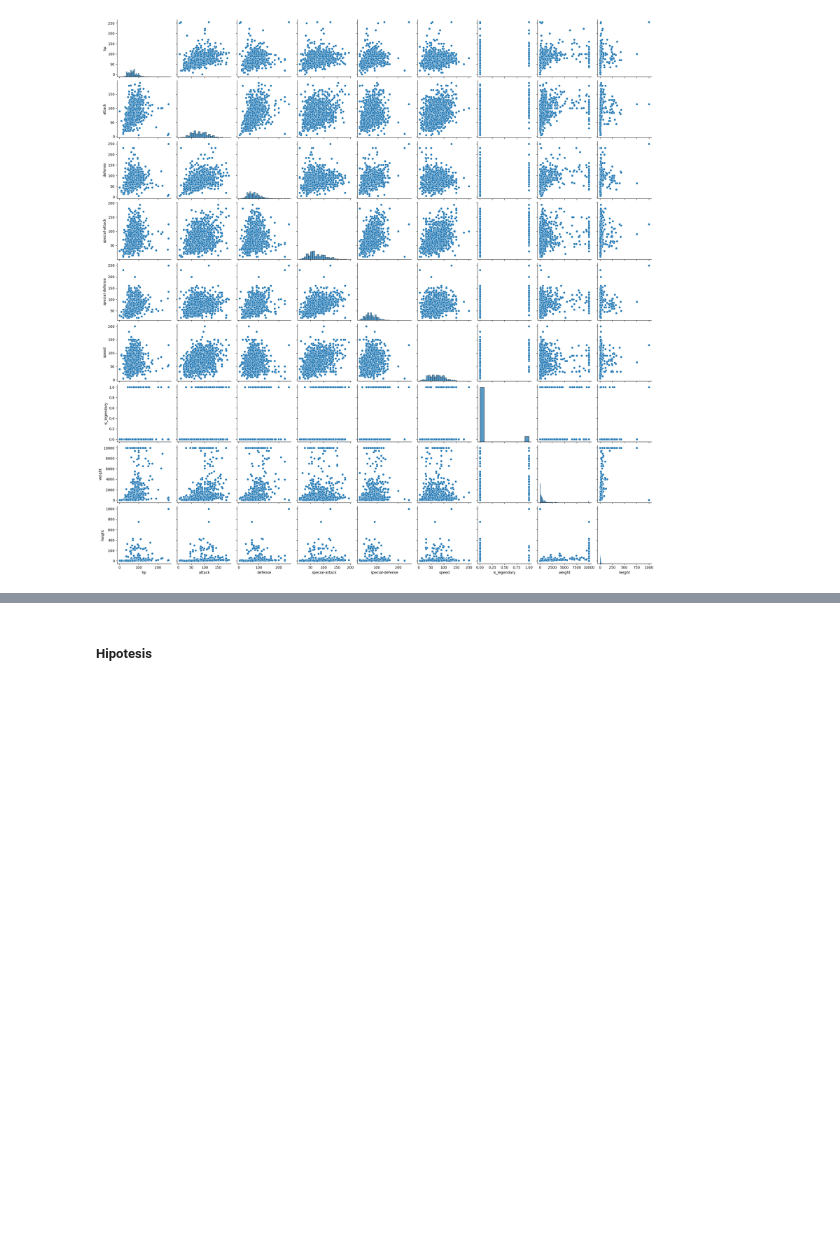
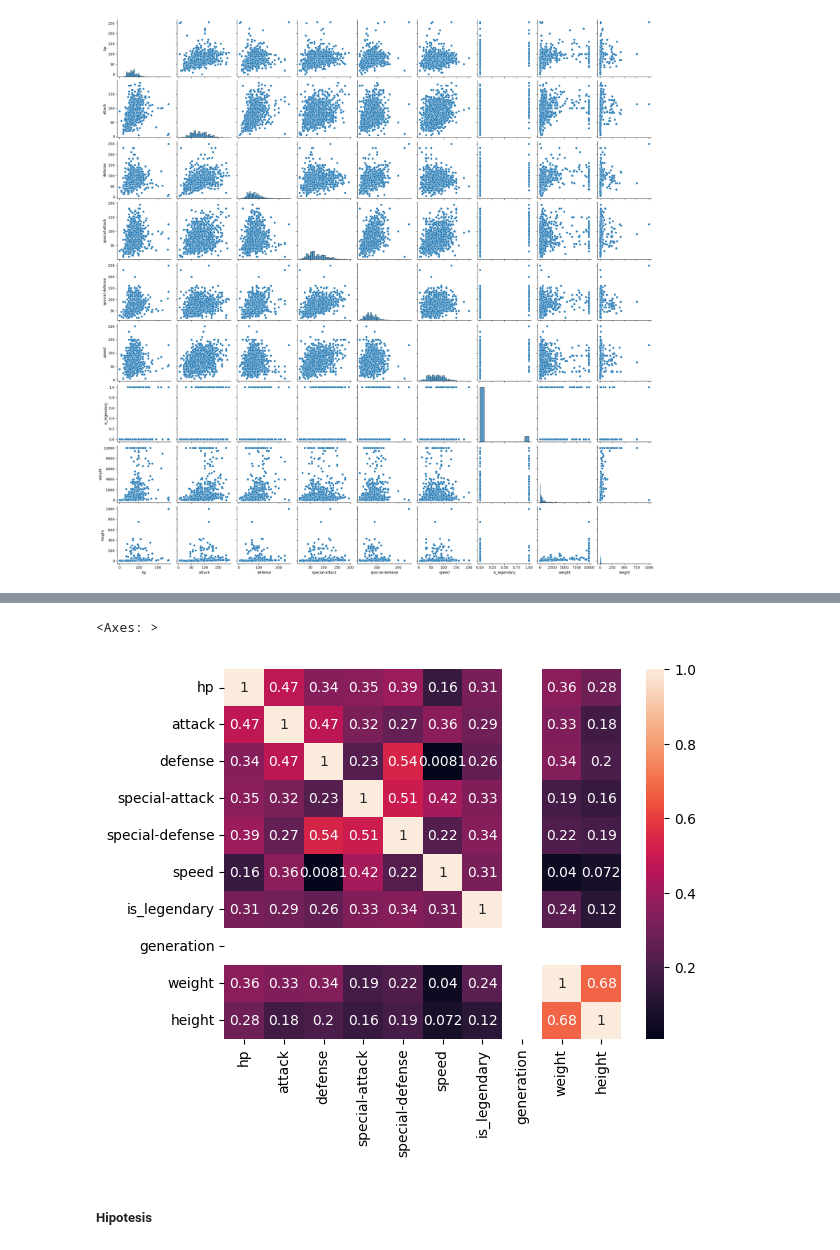
Before and after one commit to LMXCC79/DS_PT_09_2023, a Jupyter notebook: Data_Analysis/4-API/Teoría/API.ipynb, the cells around one changed output, grey strips where cells are left out. Cells and saved outputs as stored; diff of their text form; code cells hidden in the pictures; blank space fills up the shorter version.

```diff
--- a/Data_Analysis/4-API/Teoría/API.ipynb
+++ b/Data_Analysis/4-API/Teoría/API.ipynb
@@ -382,0 +407,9 @@ ValueError: could not convert string to float: 'https://pokeapi.co/api/v2/pokemo
+# %%
+#Cambiamos el tipo de dato de algunas columnas
+
+pokemon_df['is_legendary'] =pokemon_df['is_legendary'].astype(int)
+#pokemon_df['generation'].unique()
+#pokemon_df['generation'] = pokemon_df['generation'].apply(lambda x: x.split('-')[1])
+dic = dict(zip(['i', 'ii', 'iii', 'iv', 'v', 'vi', 'vii', 'viii', 'ix'], [1, 2, 3, 4, 5, 6, 7, 8, 9]))
+pokemon_df['generation'] = pokemon_df['generation'].map(dic)
+pokemon_df.head()
@@ -383,3 +423,8 @@ ValueError: could not convert string to float: 'https://pokeapi.co/api/v2/pokemo
+# %%
+sns.heatmap(pokemon_df.select_dtypes(exclude=['object']).corr(), annot=True)
+# %% [output]
+<Axes: >
+[figure, added]
 # %% [markdown]
 ##### **Hipotesis**
 # %% [markdown]
```
Also changed, not shown: parts of 6 cells of this notebook, 7 other files.
